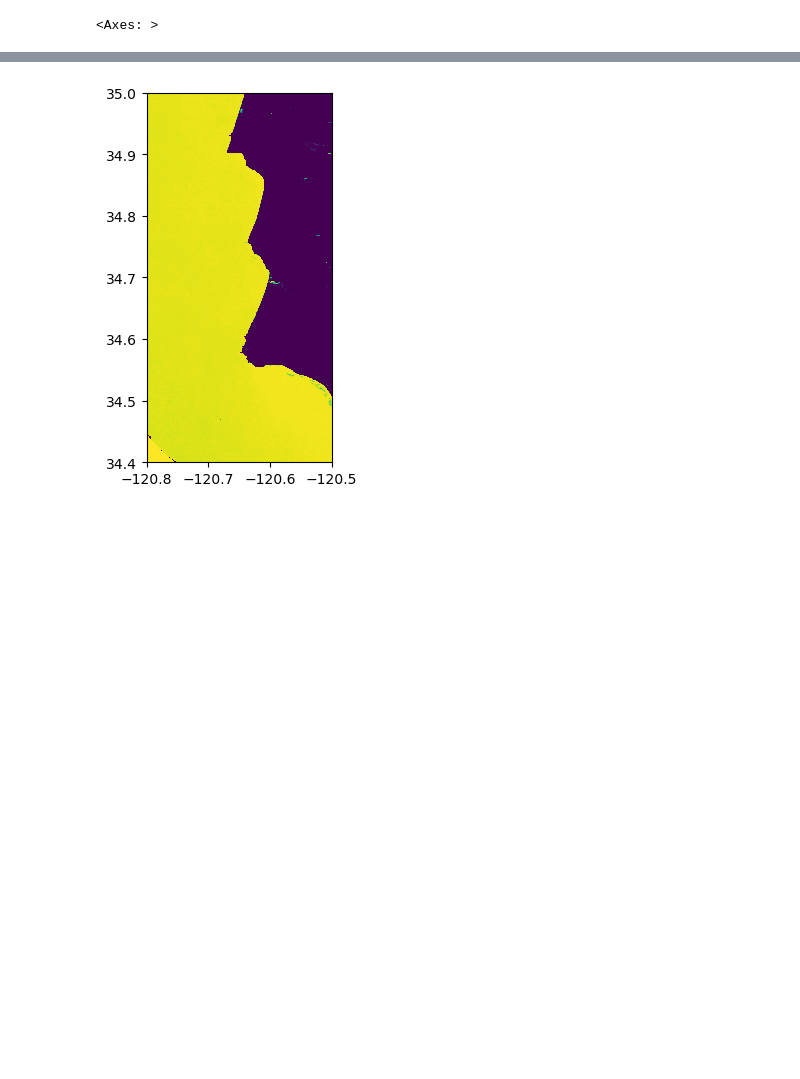
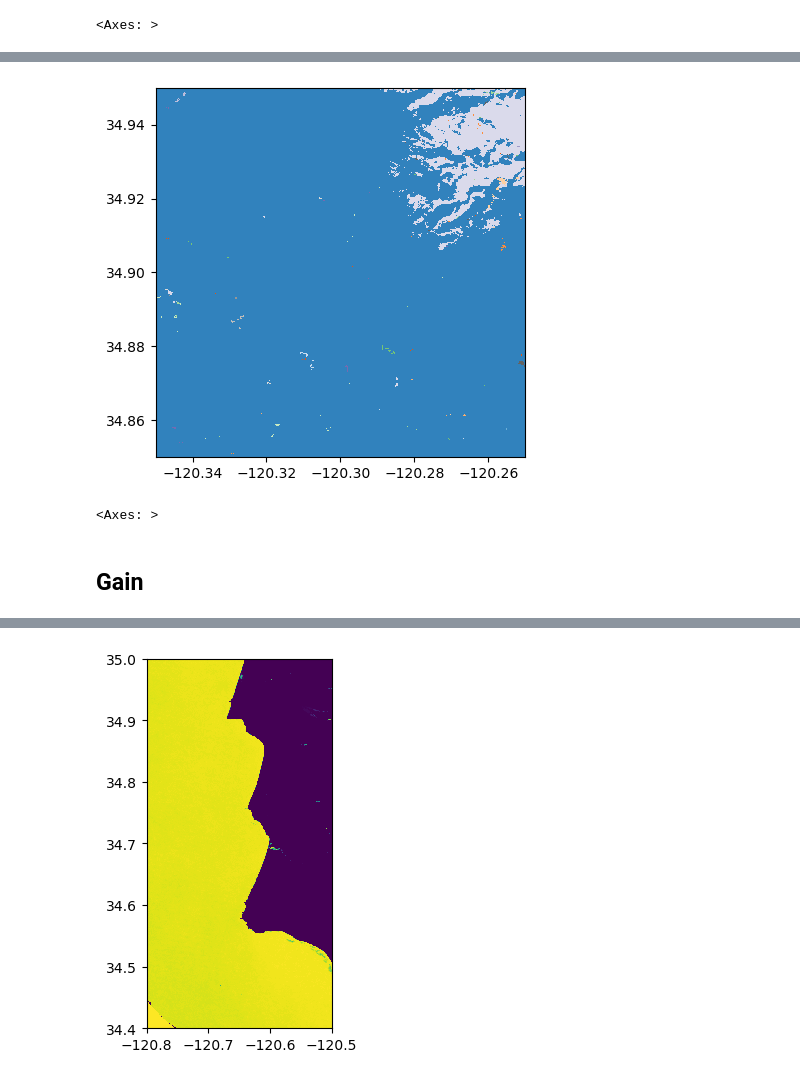
Before and after one commit to OPERA-Cal-Val/tile-mate, a Jupyter notebook: notebooks/Basic_Demo.ipynb, the cells around one changed output, grey strips where cells are left out. Cells and saved outputs as stored; diff of their text form; code cells hidden in the pictures; blank space fills up the shorter version.

```diff
--- a/notebooks/Basic_Demo.ipynb
+++ b/notebooks/Basic_Demo.ipynb
@@ -91,0 +122,8 @@ show(X_2020[:3,...], transform=p['transform'], interpolation='none')
+# %%
+%%time
+
+bounds = [-120.35, 34.85, -120.25, 34.95]
+
+X_lossyear, p_lossyear = get_raster_from_tiles(bounds,
+                                        tile_shortname='hansen_lossyear')
+np.unique(X_lossyear)
@@ -91,0 +135,9 @@ show(X_2020[:3,...], transform=p['transform'], interpolation='none')
+# %%
+show(X_lossyear[0,...], transform=p_tc['transform'], interpolation='none', cmap='tab20c')
+#im = plt_data.get_images()[0]
+#fig.colorbar(im, ax=ax)
+# %% [output]
+[figure, added]
+<Axes: >
+# %% [markdown]
+## Gain
```
Also changed, not shown: parts of 17 cells of this notebook, 4 other files.
